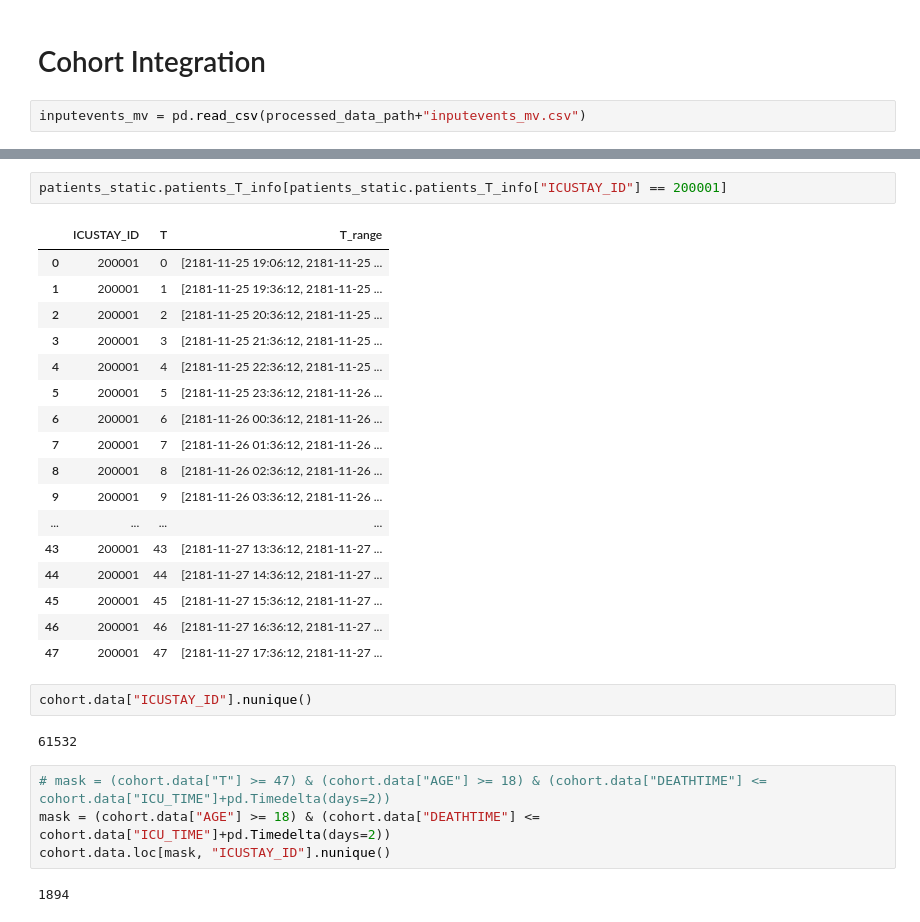
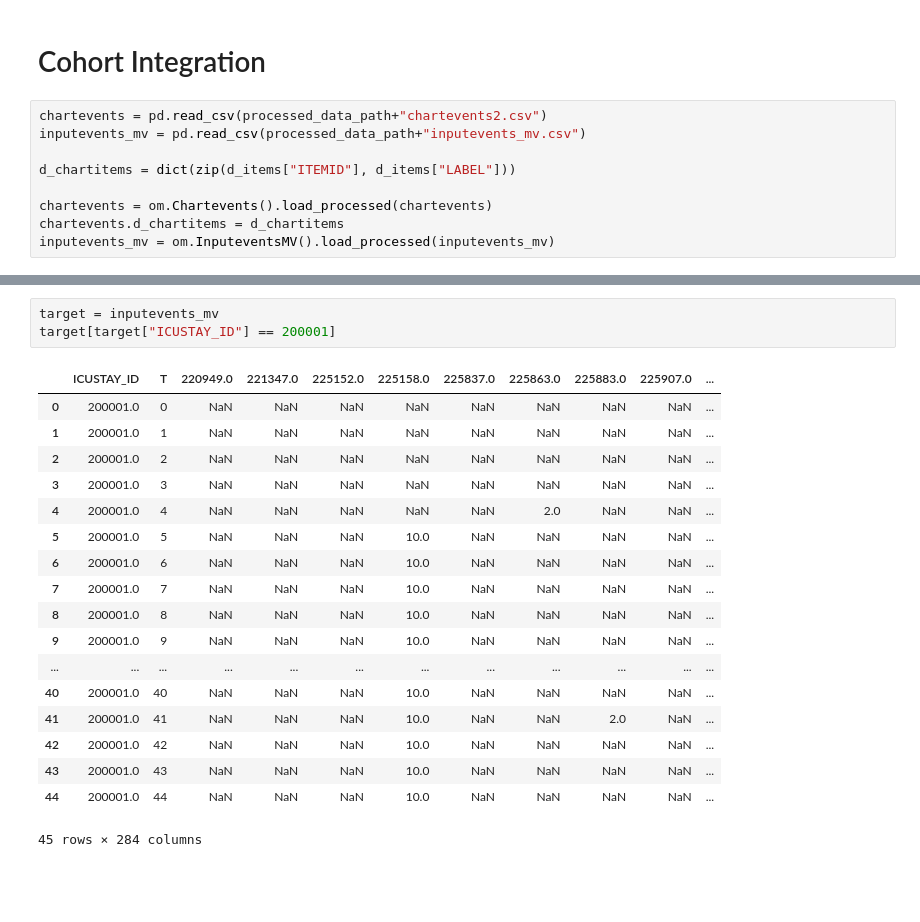
Before and after one commit to Harry-PARK/MIMIC_preprocessing, a Jupyter notebook: test.ipynb, the cells around one changed output, grey strips where cells are left out. Cells and saved outputs as stored; diff of their text form; blank space fills up the shorter version.

```diff
--- a/test.ipynb
+++ b/test.ipynb
@@ -157,7 +163,14 @@ inputevents_mv.data
 # %% [markdown]
 # Cohort Integration
 # %%
+chartevents = pd.read_csv(processed_data_path+"chartevents2.csv")
 inputevents_mv = pd.read_csv(processed_data_path+"inputevents_mv.csv")
+
+d_chartitems = dict(zip(d_items["ITEMID"], d_items["LABEL"]))
+
+chartevents = om.Chartevents().load_processed(chartevents)
+chartevents.d_chartitems = d_chartitems
+inputevents_mv = om.InputeventsMV().load_processed(inputevents_mv)
 # %%
 class Cohort:
     def __init__(self, patients_static=None, chartevents=None, inputevents_mv=None, cohort=None):
@@ -208,32 +243,24 @@ patients_static.patients_T_info[patients_static.patients_T_info["ICUSTAY_ID"] ==
 # %% [output]
 (47, 45.0, 44)
 # %%
-patients_static.patients_T_info[patients_static.patients_T_info["ICUSTAY_ID"] == 200001]
+target = inputevents_mv
+target[target["ICUSTAY_ID"] == 200001]
 # %% [output]
-|  | ICUSTAY_ID | T | T_range |
-| 0 | 200001 | 0 | [2181-11-25 19:06:12, 2181-11-25 ... |
-| 1 | 200001 | 1 | [2181-11-25 19:36:12, 2181-11-25 ... |
-| 2 | 200001 | 2 | [2181-11-25 20:36:12, 2181-11-25 ... |
-| 3 | 200001 | 3 | [2181-11-25 21:36:12, 2181-11-25 ... |
-| 4 | 200001 | 4 | [2181-11-25 22:36:12, 2181-11-25 ... |
-| 5 | 200001 | 5 | [2181-11-25 23:36:12, 2181-11-26 ... |
-| 6 | 200001 | 6 | [2181-11-26 00:36:12, 2181-11-26 ... |
-| 7 | 200001 | 7 | [2181-11-26 01:36:12, 2181-11-26 ... |
-| 8 | 200001 | 8 | [2181-11-26 02:36:12, 2181-11-26 ... |
-| 9 | 200001 | 9 | [2181-11-26 03:36:12, 2181-11-26 ... |
-| ... | ... | ... | ... |
-| 43 | 200001 | 43 | [2181-11-27 13:36:12, 2181-11-27 ... |
-| 44 | 200001 | 44 | [2181-11-27 14:36:12, 2181-11-27 ... |
-| 45 | 200001 | 45 | [2181-11-27 15:36:12, 2181-11-27 ... |
-| 46 | 200001 | 46 | [2181-11-27 16:36:12, 2181-11-27 ... |
-| 47 | 200001 | 47 | [2181-11-27 17:36:12, 2181-11-27 ... |
+|  | ICUSTAY_ID | T | 220949.0 | 221347.0 | 225152.0 | 225158.0 | 225837.0 | 225863.0 | 225883.0 | 225907.0 | ... |
+| 0 | 200001.0 | 0 | NaN | NaN | NaN | NaN | NaN | NaN | NaN | NaN | ... |
+| 1 | 200001.0 | 1 | NaN | NaN | NaN | NaN | NaN | NaN | NaN | NaN | ... |
+| 2 | 200001.0 | 2 | NaN | NaN | NaN | NaN | NaN | NaN | NaN | NaN | ... |
+| 3 | 200001.0 | 3 | NaN | NaN | NaN | NaN | NaN | NaN | NaN | NaN | ... |
+| 4 | 200001.0 | 4 | NaN | NaN | NaN | NaN | NaN | 2.0 | NaN | NaN | ... |
+| 5 | 200001.0 | 5 | NaN | NaN | NaN | 10.0 | NaN | NaN | NaN | NaN | ... |
+| 6 | 200001.0 | 6 | NaN | NaN | NaN | 10.0 | NaN | NaN | NaN | NaN | ... |
+| 7 | 200001.0 | 7 | NaN | NaN | NaN | 10.0 | NaN | NaN | NaN | NaN | ... |
+| 8 | 200001.0 | 8 | NaN | NaN | NaN | 10.0 | NaN | NaN | NaN | NaN | ... |
+| 9 | 200001.0 | 9 | NaN | NaN | NaN | 10.0 | NaN | NaN | NaN | NaN | ... |
+| ... | ... | ... | ... | ... | ... | ... | ... | ... | ... | ... | ... |
+| 40 | 200001.0 | 40 | NaN | NaN | NaN | 10.0 | NaN | NaN | NaN | NaN | ... |
+| 41 | 200001.0 | 41 | NaN | NaN | NaN | 10.0 | NaN | NaN | 2.0 | NaN | ... |
+| 42 | 200001.0 | 42 | NaN | NaN | NaN | 10.0 | NaN | NaN | NaN | NaN | ... |
+| 43 | 200001.0 | 43 | NaN | NaN | NaN | 10.0 | NaN | NaN | NaN | NaN | ... |
+| 44 | 200001.0 | 44 | NaN | NaN | NaN | 10.0 | NaN | NaN | NaN | NaN | ... |
+45 rows × 284 columns
-# %%
-cohort.data["ICUSTAY_ID"].nunique()
-# %% [output]
-61532
-# %%
-# mask = (cohort.data["T"] >= 47) & (cohort.data["AGE"] >= 18) & (cohort.data["DEATHTIME"] <= cohort.data["ICU_TIME"]+pd.Timedelta(days=2))
-mask = (cohort.data["AGE"] >= 18) & (cohort.data["DEATHTIME"] <= cohort.data["ICU_TIME"]+pd.Timedelta(days=2))
-cohort.data.loc[mask, "ICUSTAY_ID"].nunique()
-# %% [output]
-1894
```
Also changed, not shown: parts of 20 cells of this notebook, 6 other files.
